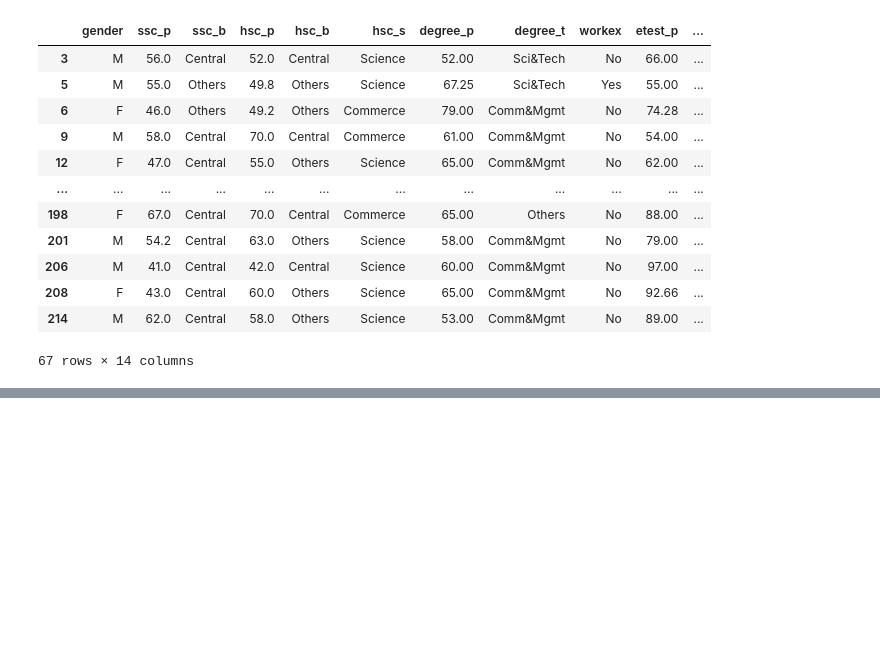
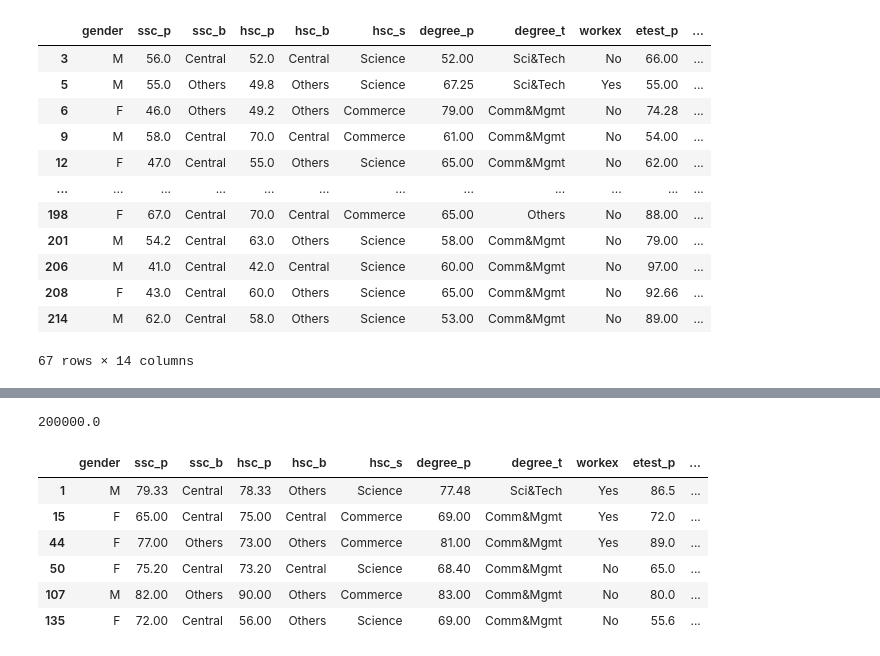
Before and after one commit to paddy202557/Week-6_Data_Science-Bivariate-Analysis, a Jupyter notebook: 14_Data_Science_Assignment.ipynb, the cells around one changed output, grey strips where cells are left out. Saved outputs shown, nothing was run; the diff lists cells and outputs as text; code cells hidden in the pictures; blank space fills up the shorter version.

```diff
--- a/14_Data_Science_Assignment.ipynb
+++ b/14_Data_Science_Assignment.ipynb
@@ -167,0 +251,18 @@ status_notplaced
+# %%
+min_salary = dataset.salary.min()
+# %%
+min_salary
+# %% [output]
+200000.0
+# %%
+spl_with_min_salary = dataset[dataset['salary']== min_salary]
+# %%
+spl_with_min_salary
+# %% [output]
+|  | gender | ssc_p | ssc_b | hsc_p | hsc_b | hsc_s | degree_p | degree_t | workex | etest_p | ... |
+| 1 | M | 79.33 | Central | 78.33 | Others | Science | 77.48 | Sci&Tech | Yes | 86.5 | ... |
+| 15 | F | 65.00 | Central | 75.00 | Central | Commerce | 69.00 | Comm&Mgmt | Yes | 72.0 | ... |
+| 44 | F | 77.00 | Others | 73.00 | Others | Commerce | 81.00 | Comm&Mgmt | Yes | 89.0 | ... |
+| 50 | F | 75.20 | Central | 73.20 | Central | Science | 68.40 | Comm&Mgmt | No | 65.0 | ... |
+| 107 | M | 82.00 | Others | 90.00 | Others | Commerce | 83.00 | Comm&Mgmt | No | 80.0 | ... |
+| 135 | F | 72.00 | Central | 56.00 | Others | Science | 69.00 | Comm&Mgmt | No | 55.6 | ... |
```
Also changed, not shown: parts of 33 cells of this notebook, 3 other files.
